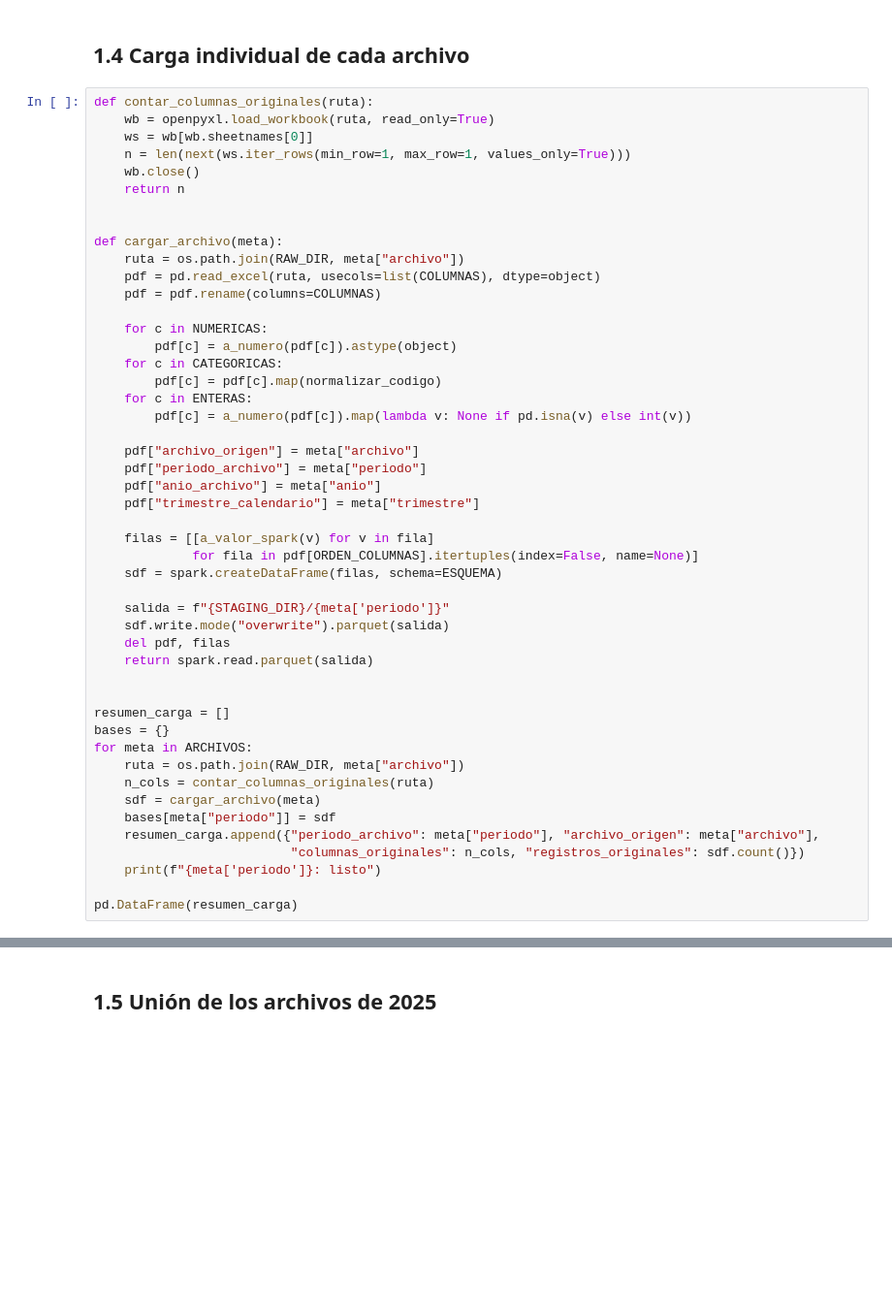
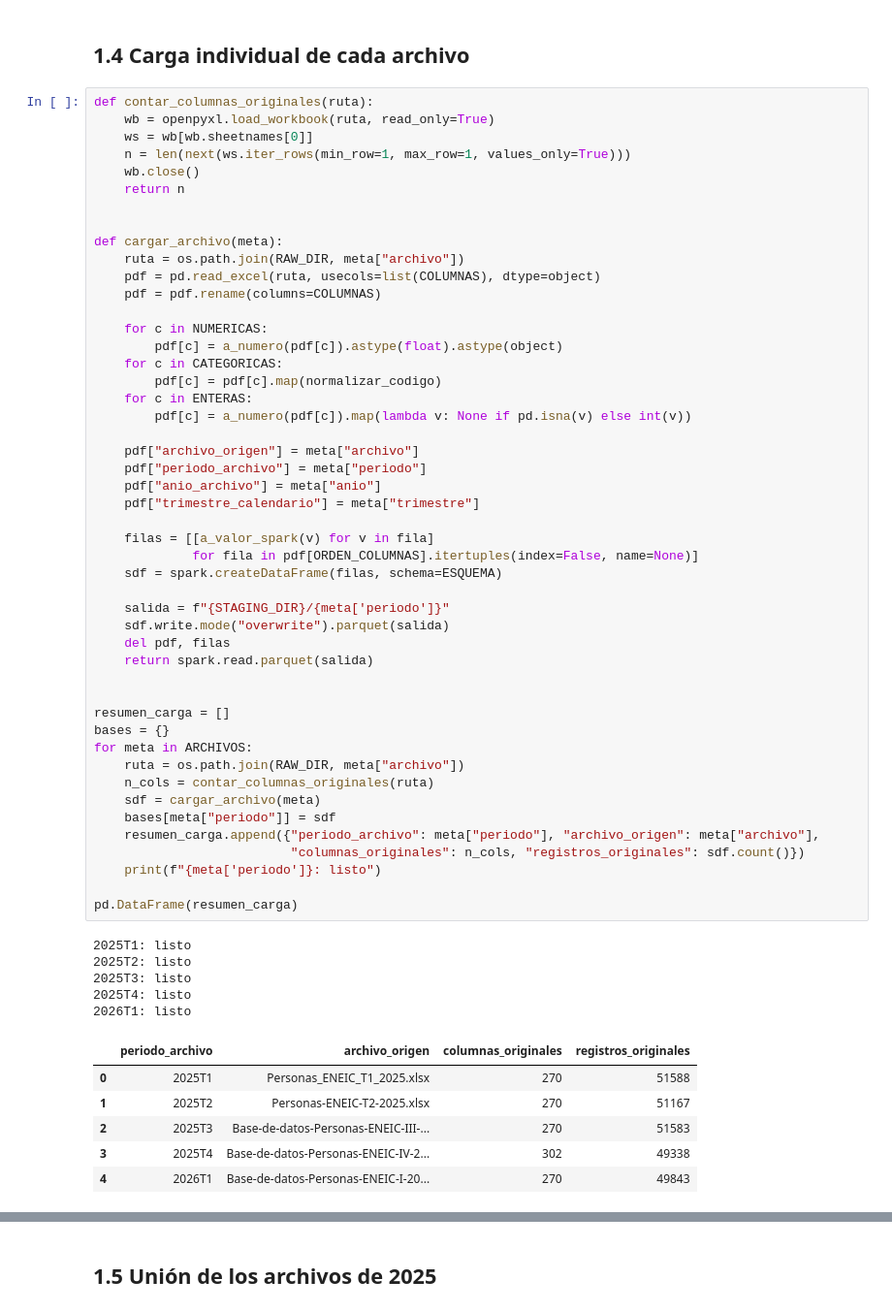
Before and after one commit to Albu231311/Lab7-DS, a Jupyter notebook: notebooks/ej1_nes.ipynb, the cells around one changed output, grey strips where cells are left out. Shown at 97% size. Saved outputs shown, nothing was run; the diff lists cells and outputs as text; blank space fills up the shorter version.

```diff
--- a/notebooks/ej1_nes.ipynb
+++ b/notebooks/ej1_nes.ipynb
@@ -118,36 +131,48 @@ def cargar_archivo(meta):
     pdf = pdf.rename(columns=COLUMNAS)
 
     for c in NUMERICAS:
-        pdf[c] = a_numero(pdf[c]).astype(object)
+        pdf[c] = a_numero(pdf[c]).astype(float).astype(object)
     for c in CATEGORICAS:
         pdf[c] = pdf[c].map(normalizar_codigo)
     for c in ENTERAS:
         pdf[c] = a_numero(pdf[c]).map(lambda v: None if pd.isna(v) else int(v))
 
     pdf["archivo_origen"] = meta["archivo"]
     pdf["periodo_archivo"] = meta["periodo"]
     pdf["anio_archivo"] = meta["anio"]
     pdf["trimestre_calendario"] = meta["trimestre"]
 
     filas = [[a_valor_spark(v) for v in fila]
              for fila in pdf[ORDEN_COLUMNAS].itertuples(index=False, name=None)]
     sdf = spark.createDataFrame(filas, schema=ESQUEMA)
 
     salida = f"{STAGING_DIR}/{meta['periodo']}"
     sdf.write.mode("overwrite").parquet(salida)
     del pdf, filas
     return spark.read.parquet(salida)
 
 
 resumen_carga = []
 bases = {}
 for meta in ARCHIVOS:
     ruta = os.path.join(RAW_DIR, meta["archivo"])
     n_cols = contar_columnas_originales(ruta)
     sdf = cargar_archivo(meta)
     bases[meta["periodo"]] = sdf
     resumen_carga.append({"periodo_archivo": meta["periodo"], "archivo_origen": meta["archivo"],
                           "columnas_originales": n_cols, "registros_originales": sdf.count()})
     print(f"{meta['periodo']}: listo")
 
 pd.DataFrame(resumen_carga)
+# %% [output]
+2025T1: listo
+2025T2: listo
+2025T3: listo
+2025T4: listo
+2026T1: listo
+|  | periodo_archivo | archivo_origen | columnas_originales | registros_originales |
+| 0 | 2025T1 | Personas_ENEIC_T1_2025.xlsx | 270 | 51588 |
+| 1 | 2025T2 | Personas-ENEIC-T2-2025.xlsx | 270 | 51167 |
+| 2 | 2025T3 | Base-de-datos-Personas-ENEIC-III-... | 270 | 51583 |
+| 3 | 2025T4 | Base-de-datos-Personas-ENEIC-IV-2... | 302 | 49338 |
+| 4 | 2026T1 | Base-de-datos-Personas-ENEIC-I-20... | 270 | 49843 |
```
Also changed, not shown: parts of 20 cells of this notebook.
